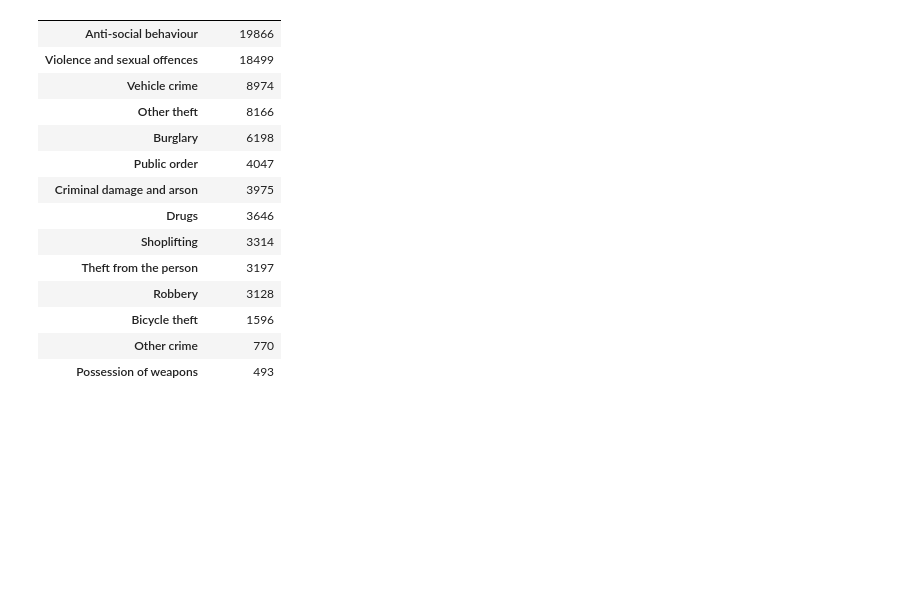
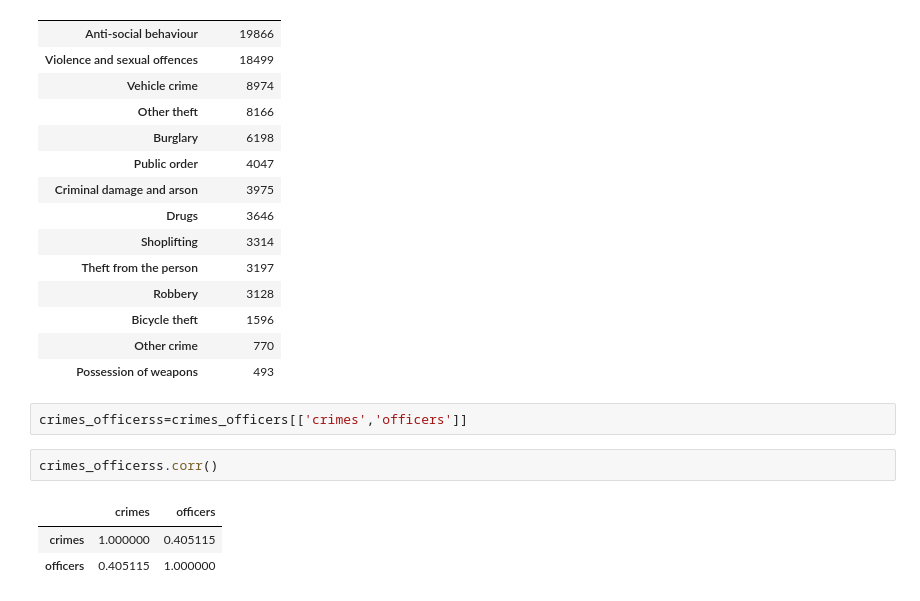
Before and after one commit to IslaamSabbah/Project-Week-3-Data-Thieves, a Jupyter notebook: your-project/project.ipynb, the cells around one changed output. Drawn from its saved outputs; the diff is of its cells as text; blank space fills up the shorter version.

```diff
--- a/your-project/project.ipynb
+++ b/your-project/project.ipynb
@@ -356,3 +336,11 @@ crimes_london
 | Bicycle theft | 1596 |
 | Other crime | 770 |
 | Possession of weapons | 493 |
+# %%
+crimes_officerss=crimes_officers[['crimes','officers']]
+# %%
+crimes_officerss.corr()
+# %% [output]
+|  | crimes | officers |
+| crimes | 1.000000 | 0.405115 |
+| officers | 0.405115 | 1.000000 |
```
Also changed, not shown: parts of 10 cells of this notebook, 6 other files.
